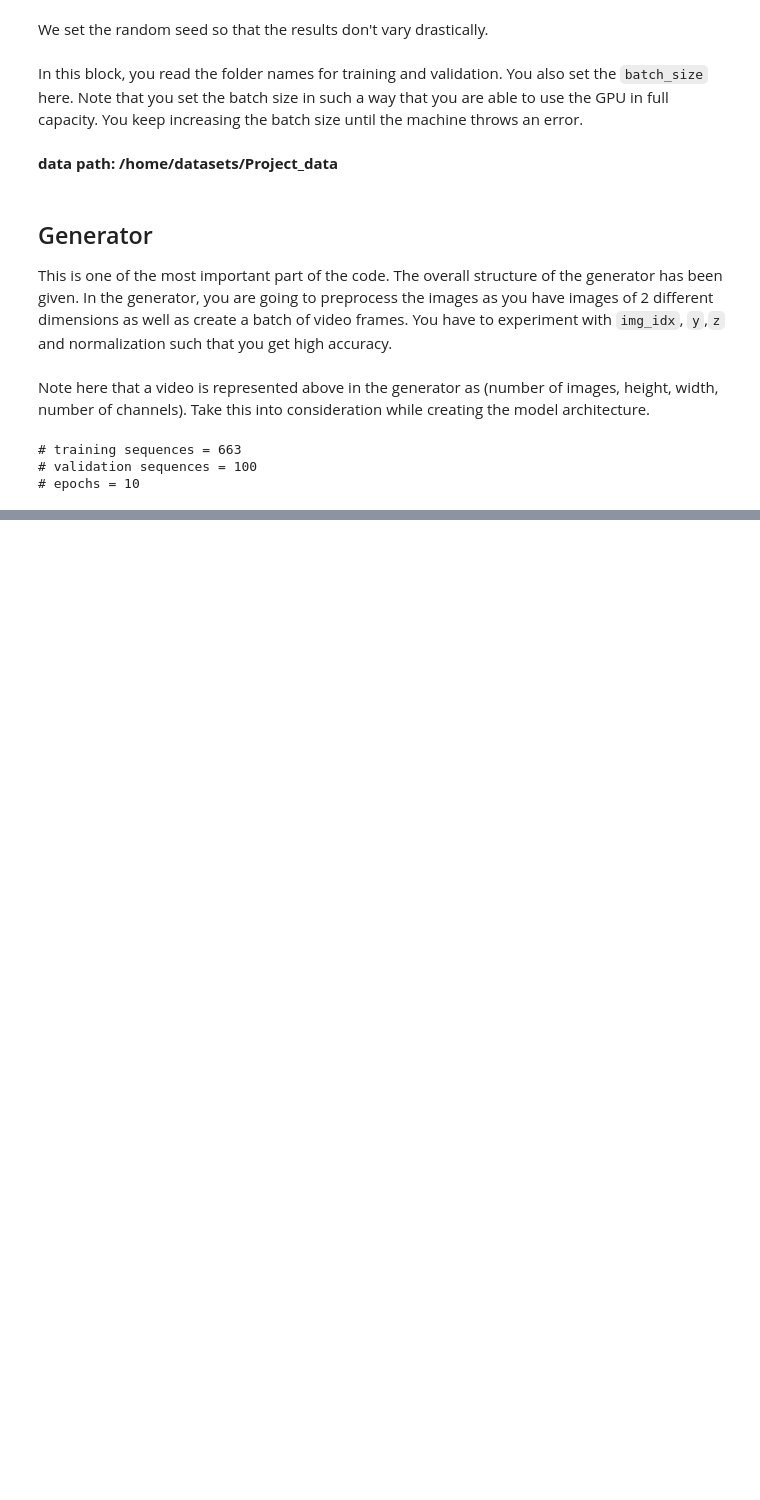
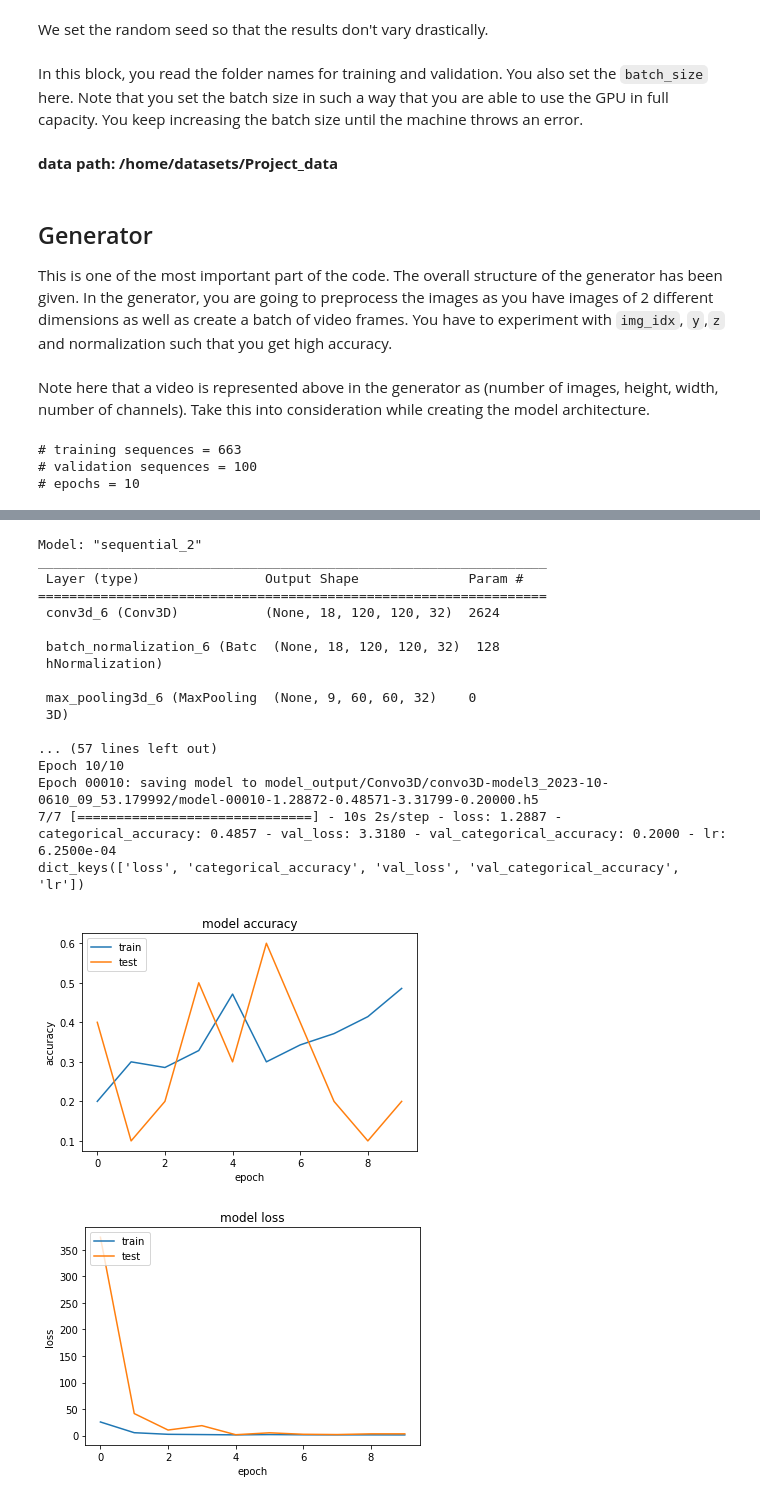
Before and after one commit to utsav-autoweb/gesture-recognition, a Jupyter notebook: utsav_monika_solution.ipynb, the cells around one changed output, grey strips where cells are left out. Saved outputs shown, nothing was run; the diff lists cells and outputs as text; code cells hidden in the pictures; blank space fills up the shorter version.

```diff
--- a/utsav_monika_solution.ipynb
+++ b/utsav_monika_solution.ipynb
@@ -603,0 +333,49 @@ InvalidArgumentError:  logits and labels must be broadcastable: logits_size=[0,5
+# %%
+### Model is still overfitting
+## Modifing Params again.
+
+input_shape = (18, 120, 120, 3)
+
+model = Sequential()
+
+model.add(Conv3D(32, (3,3,3), padding='same', activation='relu', input_shape=input_shape))
+model.add(BatchNormalization())
+model.add(MaxPooling3D(pool_size=(2,2,2)))
+
+model.add(Conv3D(16, (3, 3,3), padding='same', activation='relu'))
+model.add(BatchNormalization())
+model.add(MaxPooling3D(pool_size=(2,2,2)))
+
+# model.add(Conv3D(16, (3, 3,3), padding='same', activation='relu'))
+# model.add(BatchNormalization())
+# model.add(MaxPooling3D(pool_size=(2,2,2)))
+
+model.add(Dropout(0.2))
+
+model.add(Flatten())
+
+model.add(Dense(128, activation='relu'))
+model.add(Dense(5))
+model.add(Activation('softmax'))
+# %%
+train_model(model, 'Convo3D', 'convo3D-model3', 10, True )
+# %% [output]
+Model: "sequential_2"
+_________________________________________________________________
+ Layer (type)                Output Shape              Param #
+=================================================================
+ conv3d_6 (Conv3D)           (None, 18, 120, 120, 32)  2624
+
+ batch_normalization_6 (Batc  (None, 18, 120, 120, 32)  128
+ hNormalization)
+
+ max_pooling3d_6 (MaxPooling  (None, 9, 60, 60, 32)    0
+ 3D)
+
+... (57 lines left out)
+Epoch 10/10
+Epoch 00010: saving model to model_output/Convo3D/convo3D-model3_2023-10-0610_09_53.179992/model-00010-1.28872-0.48571-3.31799-0.20000.h5
+7/7 [==============================] - 10s 2s/step - loss: 1.2887 - categorical_accuracy: 0.4857 - val_loss: 3.3180 - val_categorical_accuracy: 0.2000 - lr: 6.2500e-04
+dict_keys(['loss', 'categorical_accuracy', 'val_loss', 'val_categorical_accuracy', 'lr'])
+[figure, added]
+[figure, added]
```
Also changed, not shown: parts of 52 cells of this notebook.
